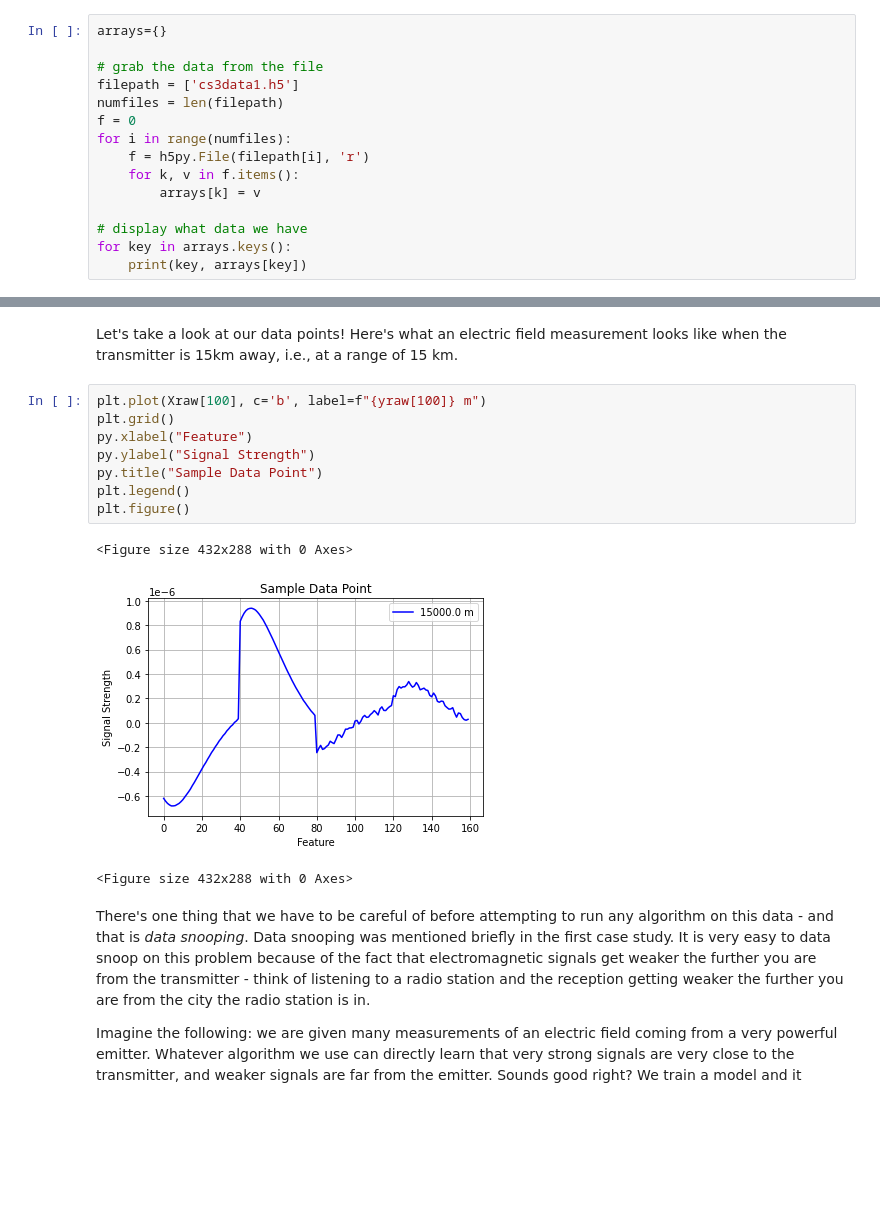
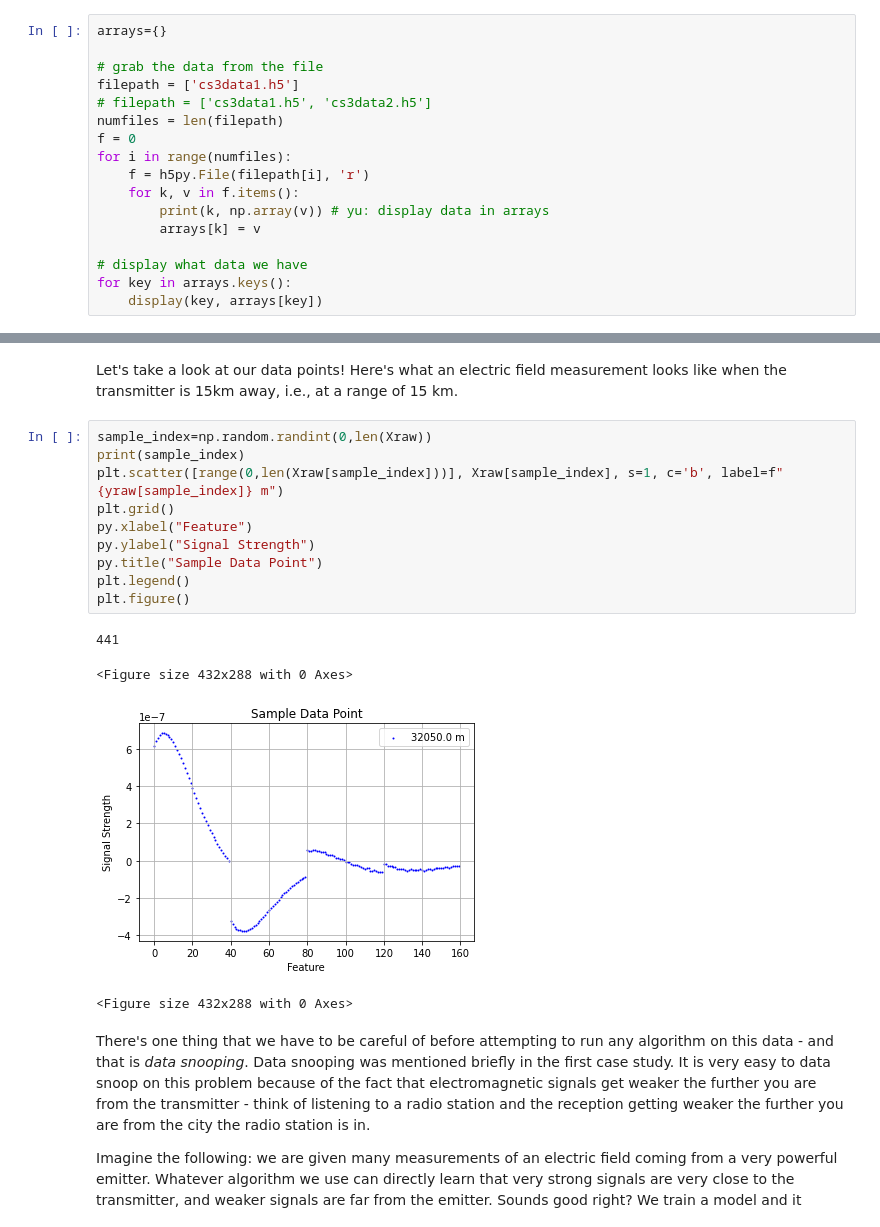
Before and after one commit to rcpaffenroth/PIC-Math-Workshop-on-Data-Science-2022, a Jupyter notebook: CaseStudy_3_NeuralNetwork.ipynb, the cells around one changed output, grey strips where cells are left out. Cells and saved outputs as stored; diff of their text form; blank space fills up the shorter version.

```diff
--- a/CaseStudy_3_NeuralNetwork.ipynb
+++ b/CaseStudy_3_NeuralNetwork.ipynb
@@ -89,14 +95,16 @@ arrays={}
 
 # grab the data from the file
 filepath = ['cs3data1.h5']
+# filepath = ['cs3data1.h5', 'cs3data2.h5']
 numfiles = len(filepath)
 f = 0
 for i in range(numfiles):
     f = h5py.File(filepath[i], 'r')
     for k, v in f.items():
+        print(k, np.array(v)) # yu: display data in arrays
         arrays[k] = v
 
 # display what data we have
 for key in arrays.keys():
-    print(key, arrays[key])
+    display(key, arrays[key])
 # %% [output]
@@ -140,17 +171,20 @@ print(yraw.shape)
 # %% [markdown]
 Let's take a look at our data points! Here's what an electric field measurement looks like when the transmitter is 15km away, i.e., at a range of 15 km.
 # %%
-plt.plot(Xraw[100], c='b', label=f"{yraw[100]} m")
+sample_index=np.random.randint(0,len(Xraw))
+print(sample_index)
+plt.scatter([range(0,len(Xraw[sample_index]))], Xraw[sample_index], s=1, c='b', label=f"{yraw[sample_index]} m")
 plt.grid()
 py.xlabel("Feature")
 py.ylabel("Signal Strength")
 py.title("Sample Data Point")
 plt.legend()
 plt.figure()
 # %% [output]
-<Figure size 432x288 with 0 Axes>
+441
+<Figure size 432x288 with 0 Axes>
-[figure, old version]
+[figure, new version]
-<Figure size 432x288 with 0 Axes>
+<Figure size 432x288 with 0 Axes>
 # %% [markdown]
 There's one thing that we have to be careful of before attempting to run any algorithm on this data - and that is *data snooping*. Data snooping was mentioned briefly in the first case study. It is very easy to data snoop on this problem because of the fact that electromagnetic signals get weaker the further you are from the transmitter - think of listening to a radio station and the reception getting weaker the further you are from the city the radio station is in.
 
```
Also changed, not shown: parts of 39 cells of this notebook, 1 other file.
